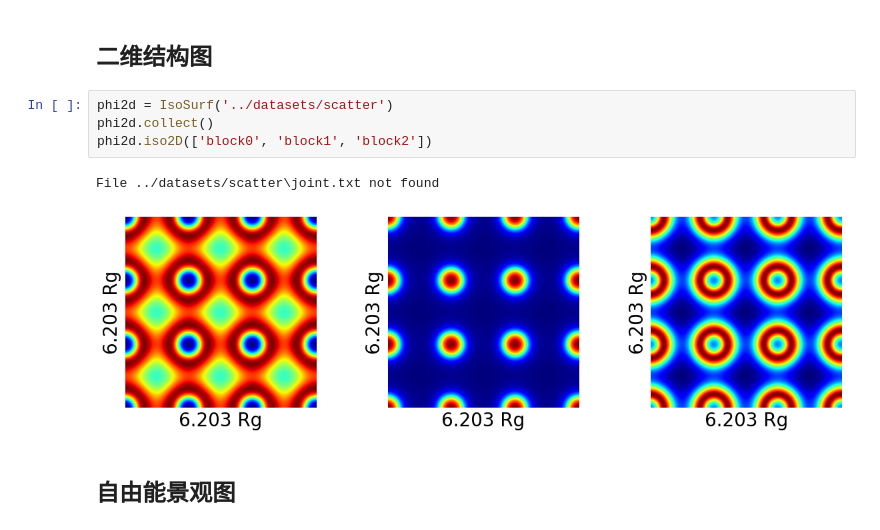
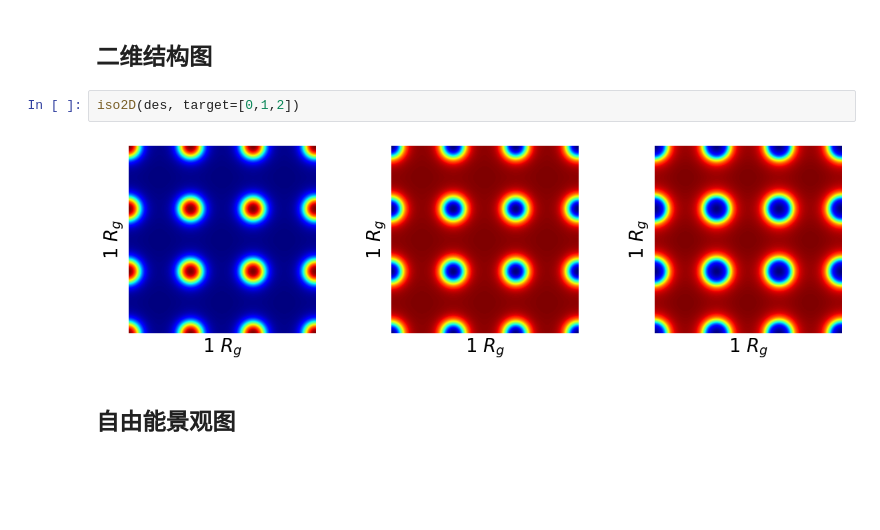
Before and after one commit to KangruiYuan/SimuBox, a Jupyter notebook: Demos/Scripts.ipynb, the cells around one changed output. Drawn from its saved outputs; the diff is of its cells as text; blank space fills up the shorter version.

```diff
--- a/Demos/Scripts.ipynb
+++ b/Demos/Scripts.ipynb
@@ -47,12 +49,9 @@ File ../datasets/scatter/joint.txt not found
 # %% [markdown]
 ## 二维结构图
-# %%
-phi2d = IsoSurf('../datasets/scatter')
-phi2d.collect()
-phi2d.iso2D(['block0', 'block1', 'block2'])
-# %% [output]
-File ../datasets/scatter\joint.txt not found
-[figure, removed]
+# %%
+iso2D(des, target=[0,1,2])
+# %% [output]
+[figure, added]
 # %% [markdown]
 ## 自由能景观图
 # %%
```
Also changed, not shown: parts of 8 cells of this notebook, 9 other files.
